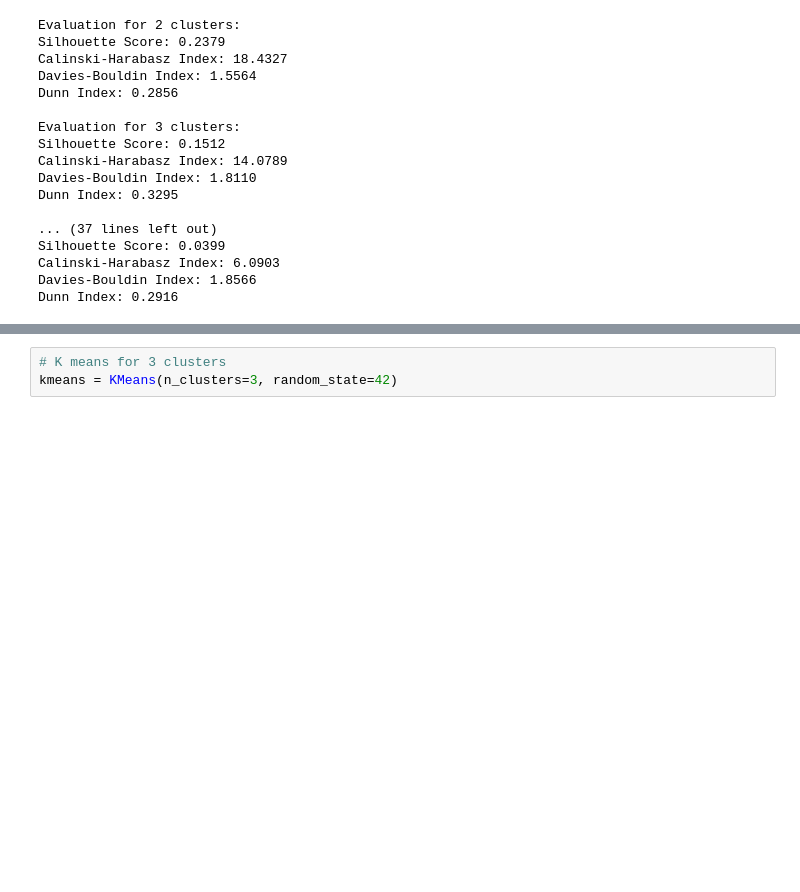
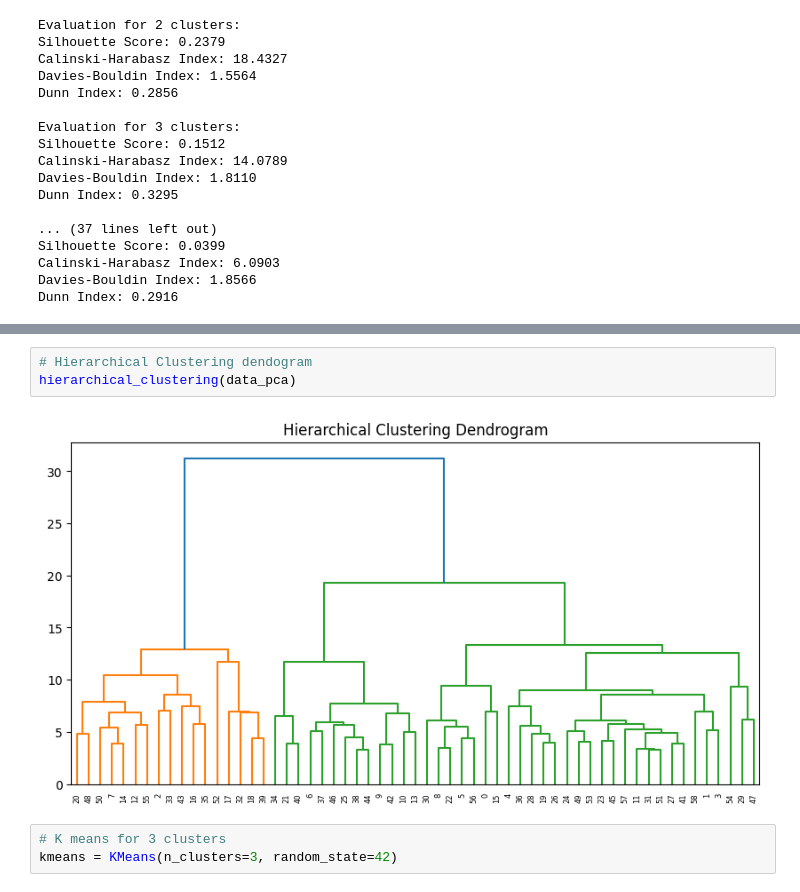
Before and after one commit to Mghd269/DMI-Project, a Jupyter notebook: notebooks/modele_h.ipynb, the cells around one changed output, grey strips where cells are left out. Drawn from its saved outputs; the diff is of its cells as text; blank space fills up the shorter version.

```diff
--- a/notebooks/modele_h.ipynb
+++ b/notebooks/modele_h.ipynb
@@ -145,3 +169,8 @@ array([0, 0, 1, 0, 0, 0, 0, 1, 0, 0, 0, 0, 1, 0, 1, 0, 1, 1, 1, 0, 1, 0,
+# %%
+# Hierarchical Clustering dendogram
+hierarchical_clustering(data_pca)
+# %% [output]
+[figure, added]
 # %%
 # K means for 3 clusters
 kmeans = KMeans(n_clusters=3, random_state=42)
```
Also changed, not shown: parts of 12 cells of this notebook, 4 other files.
